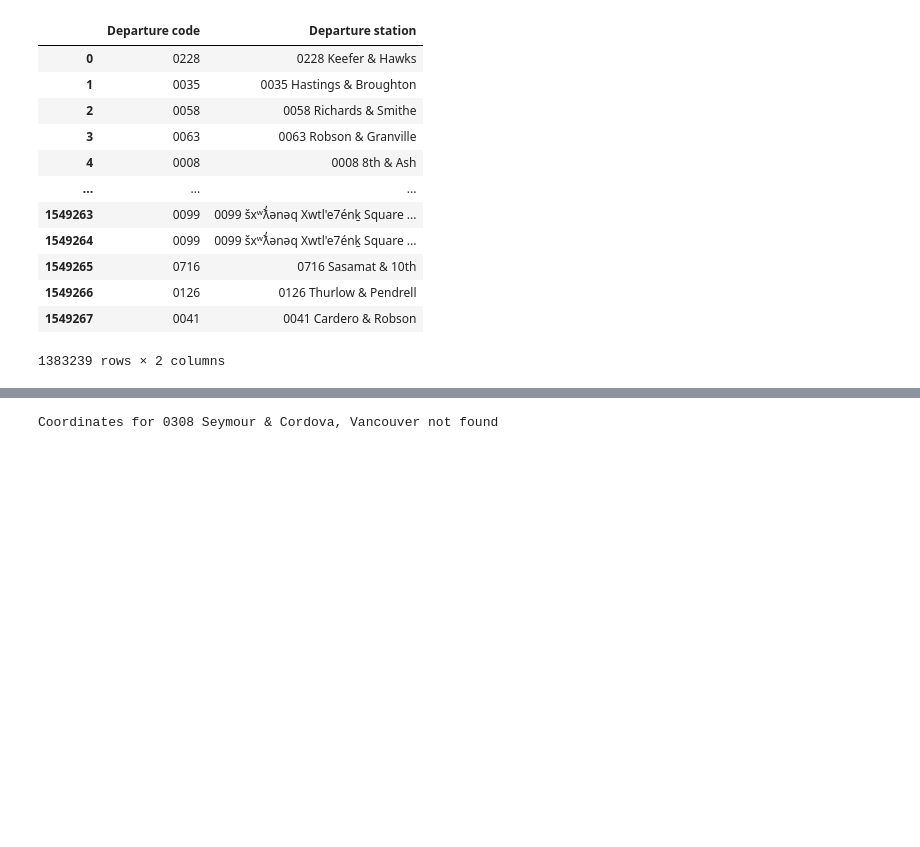
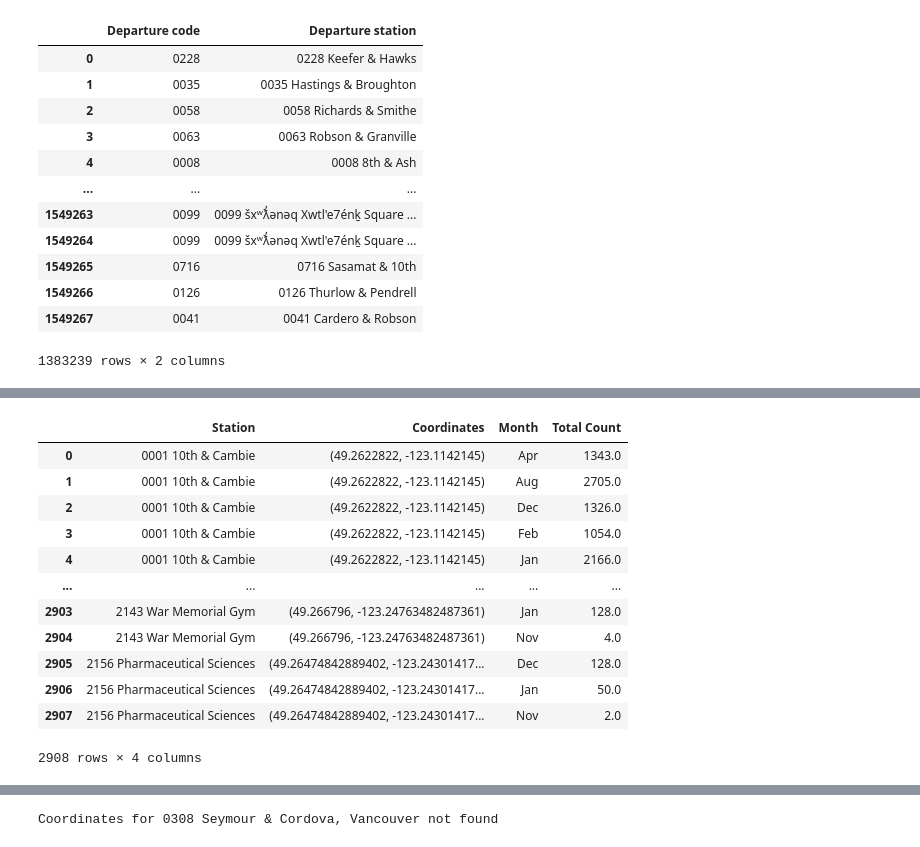
Before and after one commit to nccoutinho/CycleSync-Dashboard, a Jupyter notebook: bikeshare_dashboard/Untitled.ipynb, the cells around one changed output, grey strips where cells are left out. Drawn from its saved outputs; the diff is of its cells as text; code cells hidden in the pictures; blank space fills up the shorter version.

```diff
--- a/bikeshare_dashboard/Untitled.ipynb
+++ b/bikeshare_dashboard/Untitled.ipynb
@@ -439,0 +406,2 @@ df.loc[df['Return station'].str.startswith('0171'), 'Return station'] = 'Yukon &
+# %%
+dfc.drop(columns=['comments'], inplace=True)
@@ -439,0 +568,13 @@ df.loc[df['Return station'].str.startswith('0171'), 'Return station'] = 'Yukon &
+# %%
+departure_counts = df.groupby(['Departure station', 'Month']).agg({'Electric bike': 'count'}).reset_index()
+return_counts = df.groupby(['Return station', 'Month']).agg({'Electric bike': 'count'}).reset_index()
+
+# Rename columns for clarity
+departure_counts.columns = ['Station', 'Month', 'Departure Count']
+return_counts.columns = ['Station', 'Month', 'Return Count']
+
+# Merge the two DataFrames on Station and Month
+combined_counts = pd.merge(departure_counts, return_counts, on=['Station', 'Month'], how='outer').fillna(0)
+combined_counts['Total Count'] = combined_counts['Departure Count'] + combined_counts['Return Count']
+# %%
+combined_counts.drop(['Departure Count', 'Return Count'], axis = 1, inplace = True)
@@ -439,0 +597,2 @@ df.loc[df['Return station'].str.startswith('0171'), 'Return station'] = 'Yukon &
+# %%
+df2 = pd.merge(combined_counts, dfc, on = ['Station'])
@@ -439,0 +616,17 @@ df.loc[df['Return station'].str.startswith('0171'), 'Return station'] = 'Yukon &
+# %%
+total_counts_by_station = df2.groupby(['Station', 'Coordinates', 'Month'])['Total Count'].sum().reset_index(name='Total Count')
+total_counts_by_station
+# %% [output]
+|  | Station | Coordinates | Month | Total Count |
+| 0 | 0001 10th & Cambie | (49.2622822, -123.1142145) | Apr | 1343.0 |
+| 1 | 0001 10th & Cambie | (49.2622822, -123.1142145) | Aug | 2705.0 |
+| 2 | 0001 10th & Cambie | (49.2622822, -123.1142145) | Dec | 1326.0 |
+| 3 | 0001 10th & Cambie | (49.2622822, -123.1142145) | Feb | 1054.0 |
+| 4 | 0001 10th & Cambie | (49.2622822, -123.1142145) | Jan | 2166.0 |
+| ... | ... | ... | ... | ... |
+| 2903 | 2143 War Memorial Gym | (49.266796, -123.24763482487361) | Jan | 128.0 |
+| 2904 | 2143 War Memorial Gym | (49.266796, -123.24763482487361) | Nov | 4.0 |
+| 2905 | 2156 Pharmaceutical Sciences | (49.26474842889402, -123.24301417... | Dec | 128.0 |
+| 2906 | 2156 Pharmaceutical Sciences | (49.26474842889402, -123.24301417... | Jan | 50.0 |
+| 2907 | 2156 Pharmaceutical Sciences | (49.26474842889402, -123.24301417... | Nov | 2.0 |
+2908 rows × 4 columns
```
Also changed, not shown: parts of 52 cells of this notebook, 1 other file.
